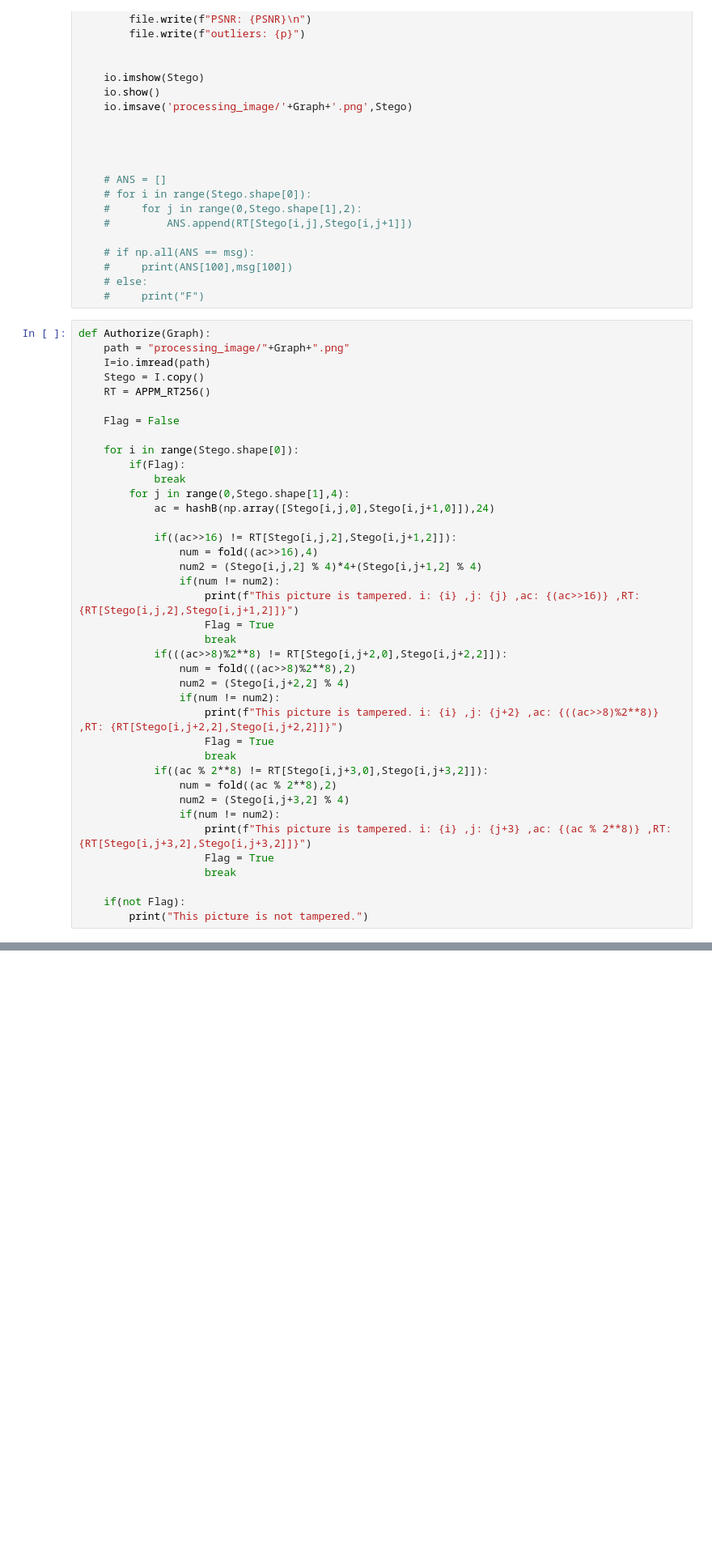
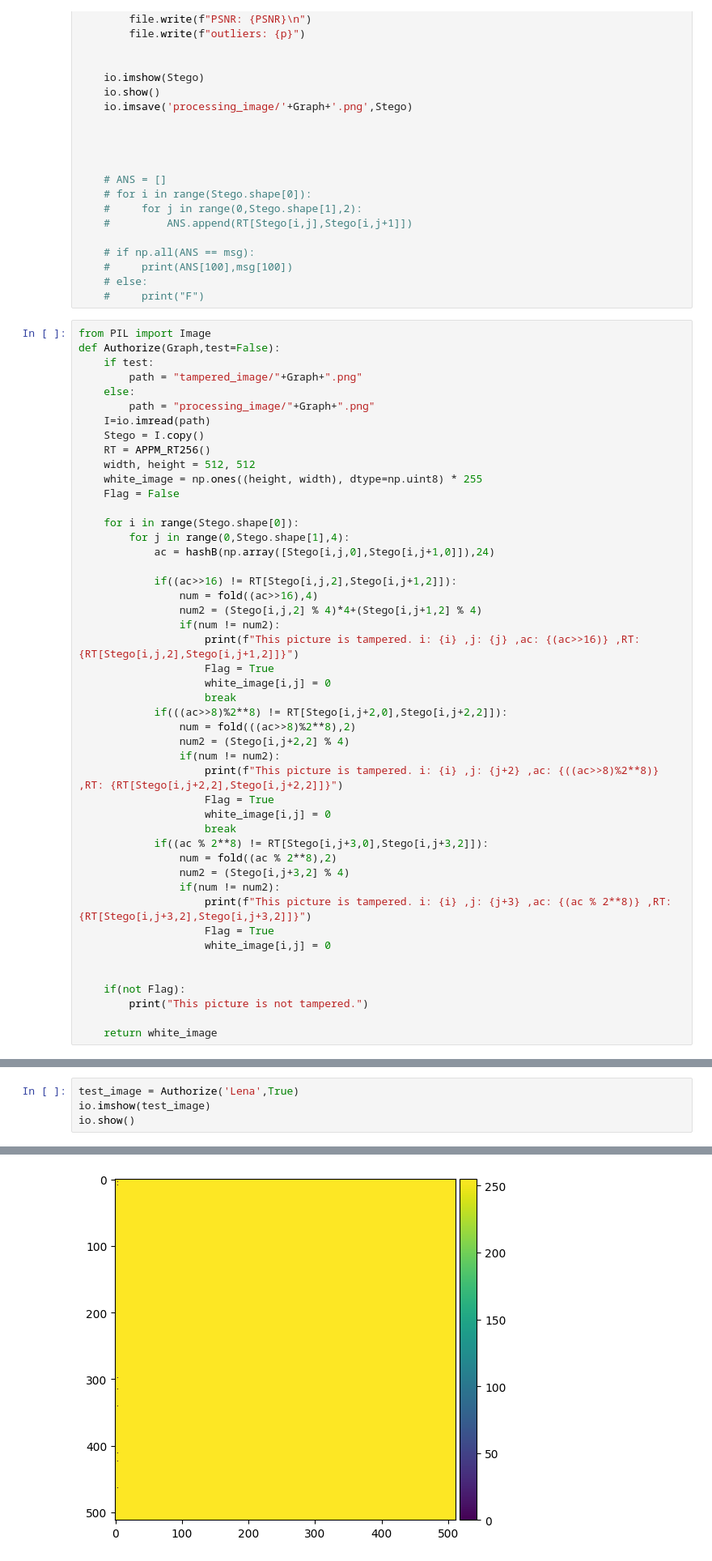
Before and after one commit to rich921222/co-project, a Jupyter notebook: APPM-3.ipynb, the cells around one changed output, grey strips where cells are left out. Shown at 81% size. Drawn from its saved outputs; the diff is of its cells as text; blank space fills up the shorter version.

```diff
--- a/APPM-3.ipynb
+++ b/APPM-3.ipynb
@@ -280,17 +280,20 @@ def AVGI(Graph):
     # else:
     #     print("F")
 # %%
-def Authorize(Graph):
-    path = "processing_image/"+Graph+".png"
+from PIL import Image
+def Authorize(Graph,test=False):
+    if test:
+        path = "tampered_image/"+Graph+".png"
+    else:
+        path = "processing_image/"+Graph+".png"
     I=io.imread(path)
     Stego = I.copy()
     RT = APPM_RT256()
-
+    width, height = 512, 512
+    white_image = np.ones((height, width), dtype=np.uint8) * 255
     Flag = False
 
     for i in range(Stego.shape[0]):
-        if(Flag):
-            break
         for j in range(0,Stego.shape[1],4):
             ac = hashB(np.array([Stego[i,j,0],Stego[i,j+1,0]]),24)
 
@@ -300,6 +303,7 @@ def Authorize(Graph):
                 if(num != num2):
                     print(f"This picture is tampered. i: {i} ,j: {j} ,ac: {(ac>>16)} ,RT: {RT[Stego[i,j,2],Stego[i,j+1,2]]}")
                     Flag = True
+                    white_image[i,j] = 0
                     break
             if(((ac>>8)%2**8) != RT[Stego[i,j+2,0],Stego[i,j+2,2]]):
                 num = fold(((ac>>8)%2**8),2)
@@ -307,6 +311,7 @@ def Authorize(Graph):
                 if(num != num2):
                     print(f"This picture is tampered. i: {i} ,j: {j+2} ,ac: {((ac>>8)%2**8)} ,RT: {RT[Stego[i,j+2,2],Stego[i,j+2,2]]}")
                     Flag = True
+                    white_image[i,j] = 0
                     break
             if((ac % 2**8) != RT[Stego[i,j+3,0],Stego[i,j+3,2]]):
                 num = fold((ac % 2**8),2)
@@ -314,8 +319,11 @@ def Authorize(Graph):
                 if(num != num2):
                     print(f"This picture is tampered. i: {i} ,j: {j+3} ,ac: {(ac % 2**8)} ,RT: {RT[Stego[i,j+3,2],Stego[i,j+3,2]]}")
                     Flag = True
-                    break
+                    white_image[i,j] = 0
+
 
     if(not Flag):
         print("This picture is not tampered.")
+
+    return white_image
 # %%
@@ -345,0 +350,5 @@ This picture is not tampered.
+# %%
+test_image = Authorize('Lena',True)
+io.imshow(test_image)
+io.show()
+# %% [output]
@@ -346,3 +372,4 @@ This picture is not tampered.
+[figure, added]
 # %%
 # path = 'image/'+'Tiffany'
 # I=io.imread(path +r'.tiff')
```
Also changed, not shown: parts of 4 cells of this notebook, 1 other file.
